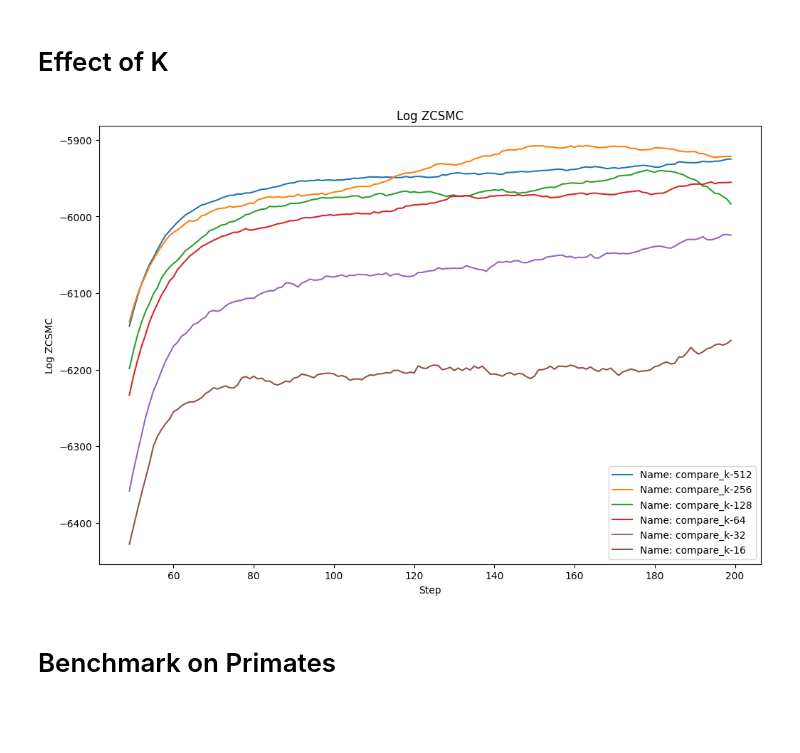
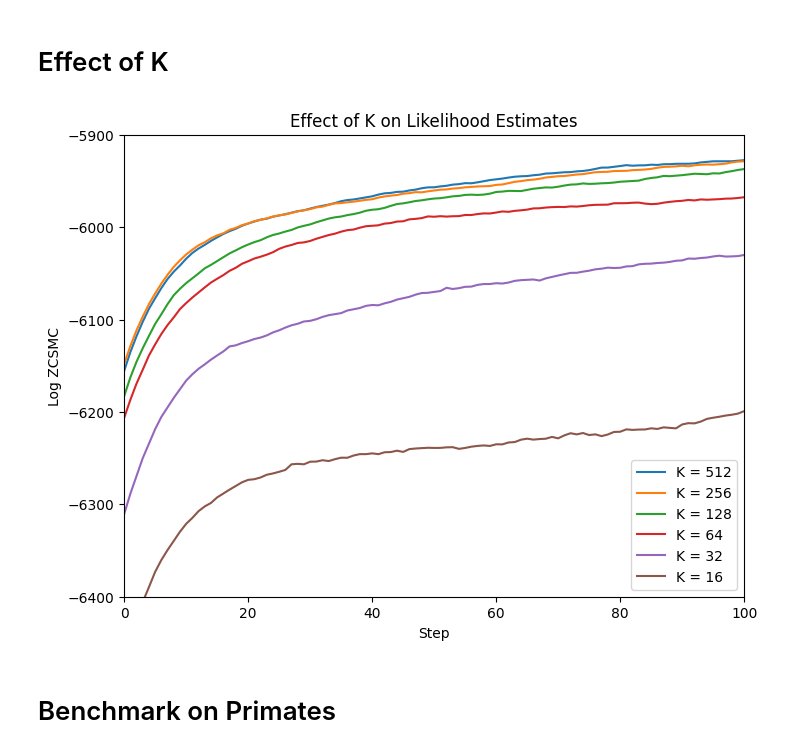
Before and after one commit to axchen7/vcsmc, a Jupyter notebook: iclr_figures/plots.ipynb, the cells around one changed output. Saved outputs shown, nothing was run; the diff lists cells and outputs as text; code cells hidden in the pictures; blank space fills up the shorter version.

```diff
--- a/iclr_figures/plots.ipynb
+++ b/iclr_figures/plots.ipynb
@@ -27,19 +27,26 @@ columns_to_plot = [
     ),
 ]
 
+labels = [
+    "Learned Per-Embedding",
+    "Learned Globally",
+    "Fixed JC69",
+]
+
 # Plot the data
-plt.figure(figsize=(12, 8))
+plt.figure(figsize=(8, 6))
 
-for col, col_min, col_max in columns_to_plot:
-    plt.plot(df["Step"], df[col], label=col.split(" - ")[0])
+for (col, col_min, col_max), label in zip(columns_to_plot, labels):
+    plt.plot(df["Step"], df[col], label=label)
     plt.fill_between(df["Step"], df[col_min], df[col_max], alpha=0.2)
 
 # Add labels and title
 plt.xlabel("Step")
 plt.ylabel("Log ZCSMC")
-plt.title("Log ZCSMC")
+plt.title("Effect of Q Matrix on Log Likelihood Estimates")
 plt.legend()
 
 # Show the plot
+plt.savefig("output/q_matrix_vs_ll.pdf")
 plt.show()
 # %% [output]
@@ -49,40 +56,60 @@ plt.show()
 # %%
 df = pd.read_csv(f"{data_dir}/effect_of_k.csv")
 
 # Define the main columns to plot
-main_columns = [
+columns = [
     "Name: compare_k-512 - Log ZCSMC",
     "Name: compare_k-256 - Log ZCSMC",
     "Name: compare_k-128 - Log ZCSMC",
     "Name: compare_k-64 - Log ZCSMC",
     "Name: compare_k-32 - Log ZCSMC",
     "Name: compare_k-16 - Log ZCSMC",
 ]
 
+labels = [
+    "K = 512",
+    "K = 256",
+    "K = 128",
+    "K = 64",
+    "K = 32",
+    "K = 16",
+]
+
 # Define the window size for the running average
 window_size = 50
 
 # Apply the running average to each series
 smoothed_df = df.copy()
-for col in main_columns:
+
+for col in columns:
     smoothed_df[col] = df[col].rolling(window=window_size).mean()
 
+# Shift x-axis to start from 1
+smoothed_df["Step"] = smoothed_df["Step"] - window_size
+
 # Plot the data
-plt.figure(figsize=(12, 8))
+plt.figure(figsize=(8, 6))
 
-for col in main_columns:
-    plt.plot(smoothed_df["Step"], smoothed_df[col], label=col.split(" - ")[0])
+for col, label in zip(columns, labels):
+    plt.plot(smoothed_df["Step"], smoothed_df[col], label=label)
 
 # Add labels and title
 plt.xlabel("Step")
 plt.ylabel("Log ZCSMC")
-plt.title("Log ZCSMC")
+plt.title("Effect of K on Likelihood Estimates")
 plt.legend()
 
+# Limit the x-axis
+plt.xlim(0, 100)
+
+# Limit the y-axis
+plt.ylim(-6400, -5900)
+
 # Show the plot
+plt.savefig("output/k_vs_ll.pdf")
 plt.show()
 # %% [output]
-[figure, old version]
+[figure, new version]
 # %% [markdown]
 # Benchmark on Primates
 # %%
```
Also changed, not shown: parts of 6 cells of this notebook.
